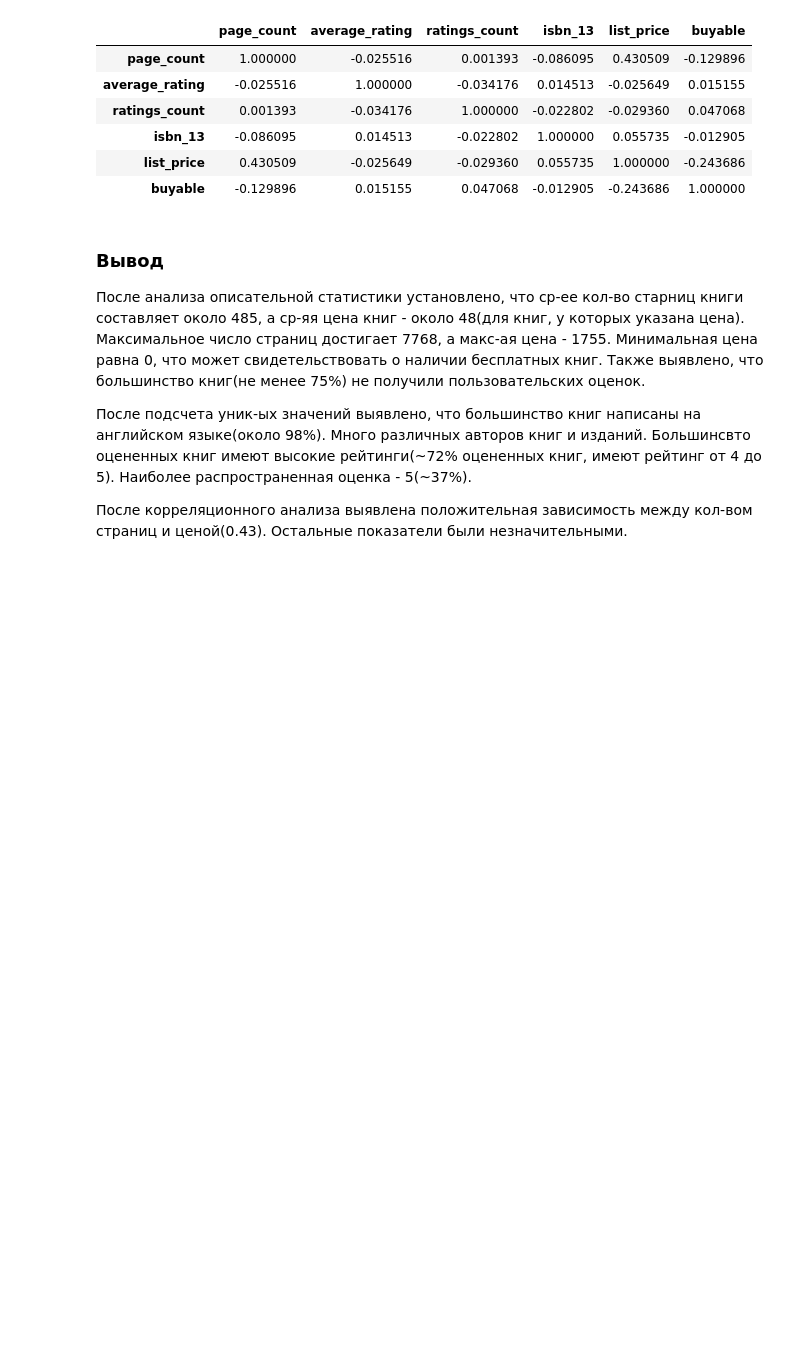
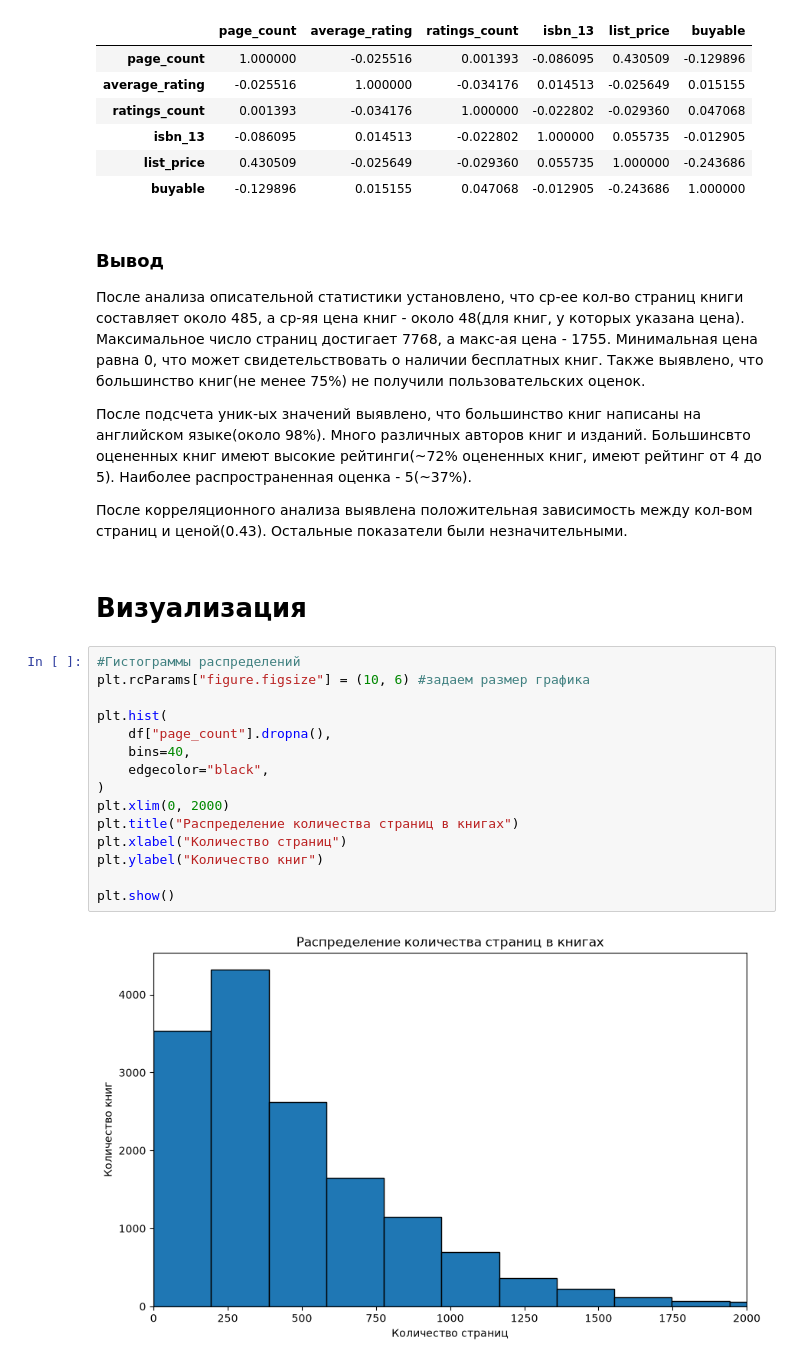
Before and after one commit to saiddeliev/Analysis_google_books, a Jupyter notebook: notebook/analysis.ipynb, the cells around one changed output. Saved outputs shown, nothing was run; the diff lists cells and outputs as text; blank space fills up the shorter version.

Commit message:
Complete analysis and visualizations

```diff
--- a/notebook/analysis.ipynb
+++ b/notebook/analysis.ipynb
@@ -216,8 +218,27 @@ df.corr(numeric_only=True) #вычисляем корреляцию между
 # %% [markdown]
 ### Вывод
 
-После анализа описательной статистики установлено, что ср-ее кол-во старниц книги составляет около 485, а ср-яя цена книг - около 48(для книг, у которых указана цена). Максимальное число страниц достигает 7768, а макс-ая цена - 1755. Минимальная цена равна 0, что может свидетельствовать о наличии бесплатных книг. Также выявлено, что большинство книг(не менее 75%) не получили пользовательских оценок.
+После анализа описательной статистики установлено, что ср-ее кол-во страниц книги составляет около 485, а ср-яя цена книг - около 48(для книг, у которых указана цена). Максимальное число страниц достигает 7768, а макс-ая цена - 1755. Минимальная цена равна 0, что может свидетельствовать о наличии бесплатных книг. Также выявлено, что большинство книг(не менее 75%) не получили пользовательских оценок.
 
 После подсчета уник-ых значений выявлено, что большинство книг написаны на английском языке(около 98%). Много различных авторов книг и изданий. Большинсвто оцененных книг имеют высокие рейтинги(~72% оцененных книг, имеют рейтинг от 4 до 5). Наиболее распространенная оценка - 5(~37%).
 
 После корреляционного анализа выявлена положительная зависимость между кол-вом страниц и ценой(0.43). Остальные показатели были незначительными.
+# %% [markdown]
+# Визуализация
+# %%
+#Гистограммы распределений
+plt.rcParams["figure.figsize"] = (10, 6) #задаем размер графика
+
+plt.hist(
+    df["page_count"].dropna(),
+    bins=40,
+    edgecolor="black",
+)
+plt.xlim(0, 2000)
+plt.title("Распределение количества страниц в книгах")
+plt.xlabel("Количество страниц")
+plt.ylabel("Количество книг")
+
+plt.show()
+# %% [output]
+[figure, added]
```
Also changed, not shown: parts of 13 cells of this notebook.
